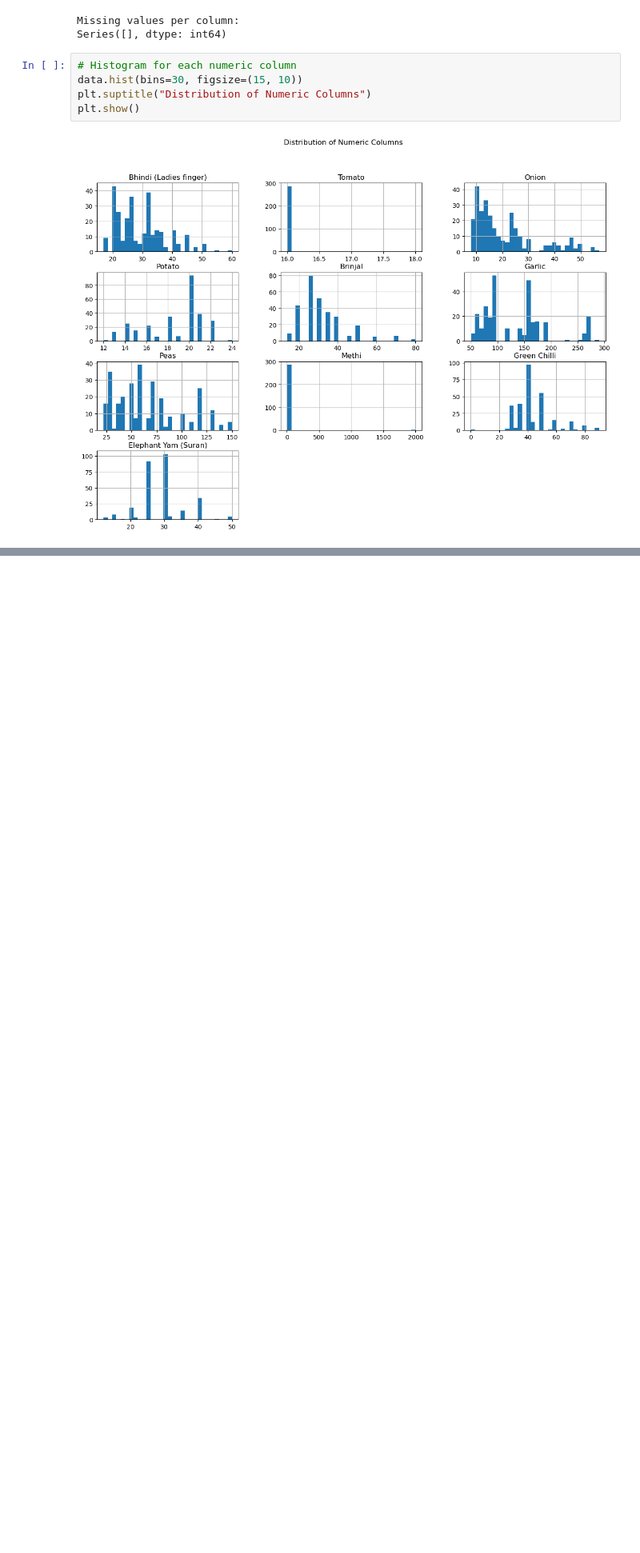
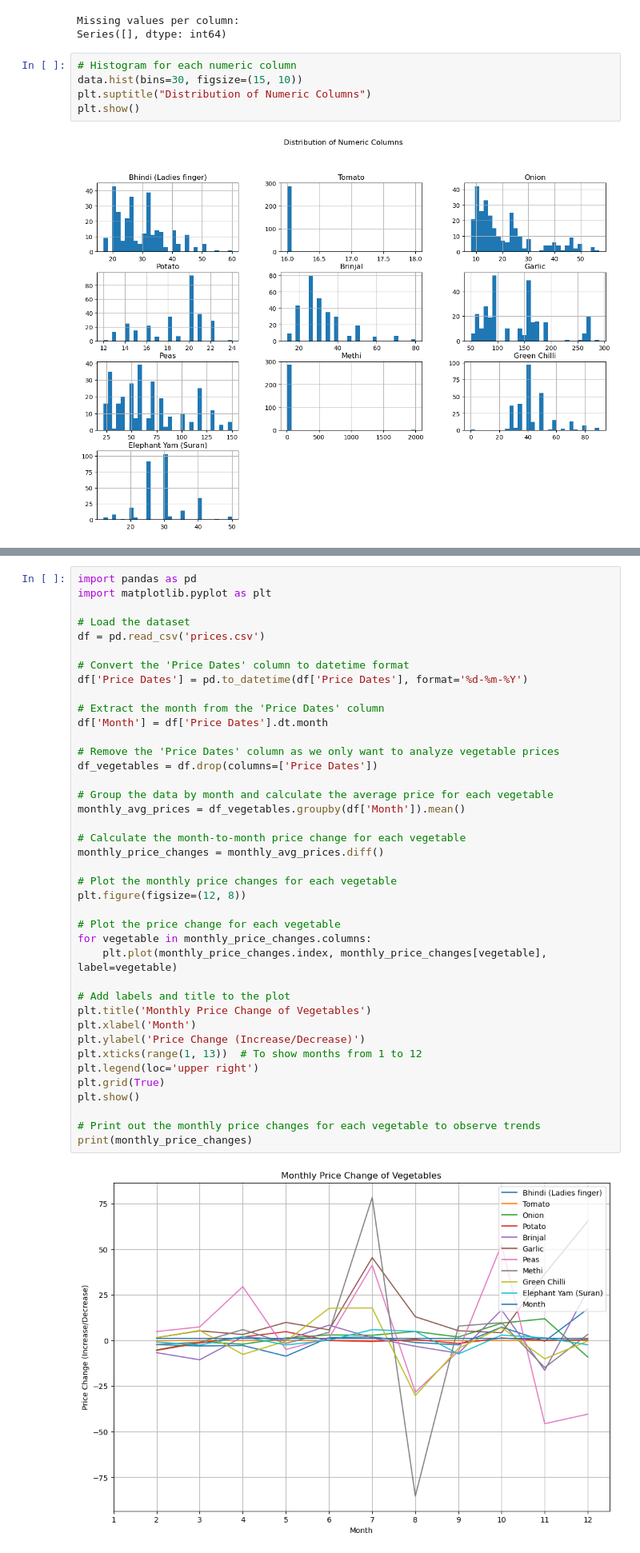
Before and after one commit to leemalatsi79/Team1, a Jupyter notebook: Vegetable Prices.ipynb, the cells around one changed output, grey strips where cells are left out. Shown at 80% size. Drawn from its saved outputs; the diff is of its cells as text; blank space fills up the shorter version.

```diff
--- a/Vegetable Prices.ipynb
+++ b/Vegetable Prices.ipynb
@@ -192,0 +220,42 @@ dtype: float64
+# %%
+import pandas as pd
+import matplotlib.pyplot as plt
+
+# Load the dataset
+df = pd.read_csv('prices.csv')
+
+# Convert the 'Price Dates' column to datetime format
+df['Price Dates'] = pd.to_datetime(df['Price Dates'], format='%d-%m-%Y')
+
+# Extract the month from the 'Price Dates' column
+df['Month'] = df['Price Dates'].dt.month
+
+# Remove the 'Price Dates' column as we only want to analyze vegetable prices
+df_vegetables = df.drop(columns=['Price Dates'])
+
+# Group the data by month and calculate the average price for each vegetable
+monthly_avg_prices = df_vegetables.groupby(df['Month']).mean()
+
+# Calculate the month-to-month price change for each vegetable
+monthly_price_changes = monthly_avg_prices.diff()
+
+# Plot the monthly price changes for each vegetable
+plt.figure(figsize=(12, 8))
+
+# Plot the price change for each vegetable
+for vegetable in monthly_price_changes.columns:
+    plt.plot(monthly_price_changes.index, monthly_price_changes[vegetable], label=vegetable)
+
+# Add labels and title to the plot
+plt.title('Monthly Price Change of Vegetables')
+plt.xlabel('Month')
+plt.ylabel('Price Change (Increase/Decrease)')
+plt.xticks(range(1, 13))  # To show months from 1 to 12
+plt.legend(loc='upper right')
+plt.grid(True)
+plt.show()
+
+# Print out the monthly price changes for each vegetable to observe trends
+print(monthly_price_changes)
+# %% [output]
+[figure, added]
```
Also changed, not shown: parts of 30 cells of this notebook.
